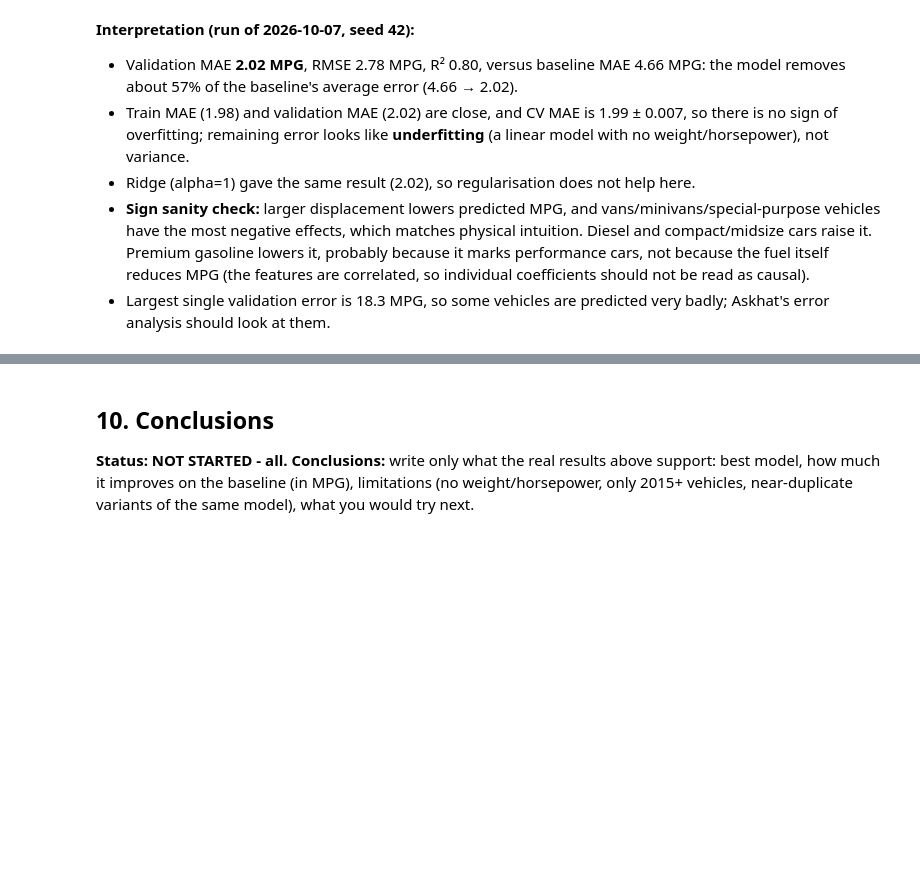
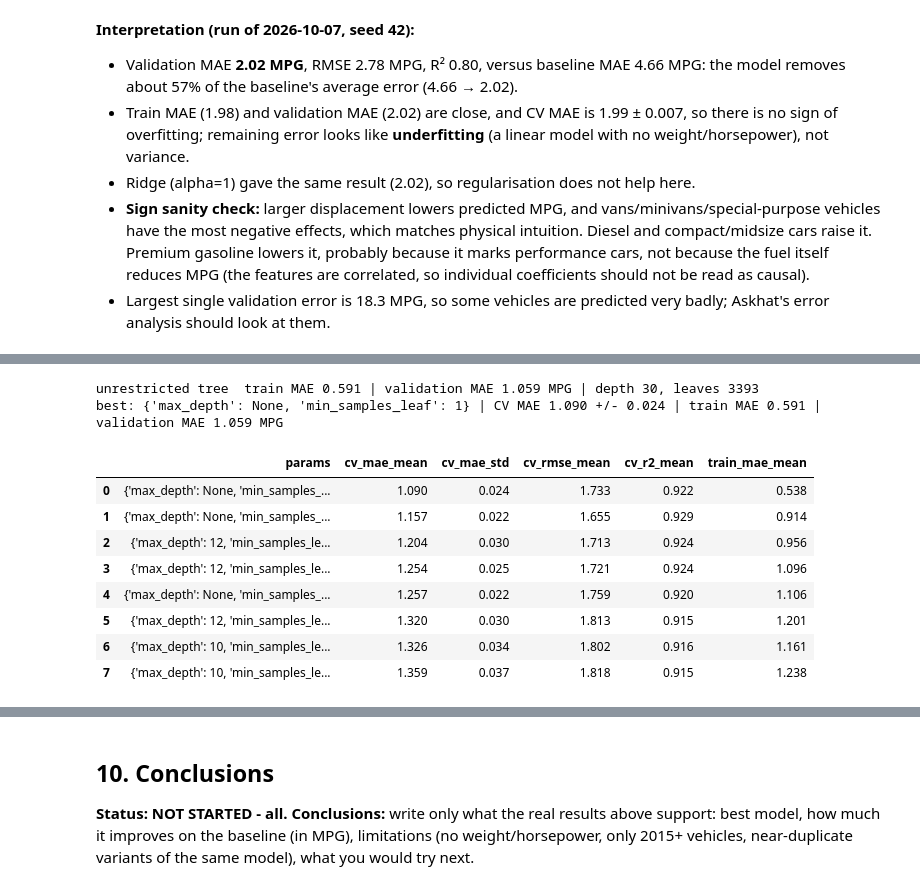
Before and after one commit to btwamibatman/vehicle-fuel-efficiency-ml, a Jupyter notebook: notebooks/project.ipynb, the cells around one changed output, grey strips where cells are left out. Drawn from its saved outputs; the diff is of its cells as text; code cells hidden in the pictures; blank space fills up the shorter version.

```diff
--- a/notebooks/project.ipynb
+++ b/notebooks/project.ipynb
@@ -203,11 +196,0 @@ Implement `build_decision_tree` in `models.py`; tune `max_depth`/`min_samples_le
-# %%
-try:
-    pipe = build_decision_tree()
-except NotImplementedError as exc:
-    print("NOT IMPLEMENTED YET:", exc)
-else:
-    pipe.fit(X_train, y_train)
-    metrics = evaluate(pipe, X_val, y_val)
-    print(metrics)
-    # TODO (Askhat): store metrics in `results` for the comparison table below
-    # results["Decision Tree"] = metrics
@@ -221,11 +196,0 @@ Implement `build_knn` in `models.py` (scaling is mandatory); tune `n_neighbors`.
-# %%
-try:
-    pipe = build_knn()
-except NotImplementedError as exc:
-    print("NOT IMPLEMENTED YET:", exc)
-else:
-    pipe.fit(X_train, y_train)
-    metrics = evaluate(pipe, X_val, y_val)
-    print(metrics)
-    # TODO (Askhat): store metrics in `results` for the comparison table below
-    # results["KNN"] = metrics
@@ -243,0 +204,34 @@ NOT IMPLEMENTED YET: KNN is Askhat's task - see docs/team_tasks.md
+# %%
+from vehicle_efficiency.data import _duplicate_groups
+from vehicle_efficiency.evaluation import (comparison_table, error_by_group, largest_errors,
+                                           plot_actual_vs_predicted, plot_residuals, tune_pipeline)
+from vehicle_efficiency.models import KNN_PARAM_GRID, TREE_PARAM_GRID
+
+groups = _duplicate_groups(train)  # exact-duplicate groups inside the training split
+cv_summary = {}  # model name -> CV result on identical folds
+
+# Unrestricted tree (no depth or leaf limit) for reference: how far it fits the training data
+full_tree = build_decision_tree(engineered=True).fit(X_train, y_train)
+print("unrestricted tree  train MAE %.3f | validation MAE %.3f MPG | depth %d, leaves %d" % (
+    evaluate(full_tree, X_train, y_train)["mae"], evaluate(full_tree, X_val, y_val)["mae"],
+    full_tree.named_steps["model"].get_depth(), full_tree.named_steps["model"].get_n_leaves()))
+
+tree, cv_summary["Decision Tree"], tree_grid = tune_pipeline(
+    build_decision_tree(engineered=True), TREE_PARAM_GRID, X_train, y_train, groups=groups)
+results["Decision Tree"] = evaluate(tree, X_val, y_val)
+print("best:", cv_summary["Decision Tree"]["best_params"],
+      "| CV MAE %.3f +/- %.3f" % (cv_summary["Decision Tree"]["cv_mae_mean"], cv_summary["Decision Tree"]["cv_mae_std"]),
+      "| train MAE %.3f | validation MAE %.3f MPG" % (evaluate(tree, X_train, y_train)["mae"], results["Decision Tree"]["mae"]))
+tree_grid.head(8).round(3)
+# %% [output]
+unrestricted tree  train MAE 0.591 | validation MAE 1.059 MPG | depth 30, leaves 3393
+best: {'max_depth': None, 'min_samples_leaf': 1} | CV MAE 1.090 +/- 0.024 | train MAE 0.591 | validation MAE 1.059 MPG
+|  | params | cv_mae_mean | cv_mae_std | cv_rmse_mean | cv_r2_mean | train_mae_mean |
+| 0 | {'max_depth': None, 'min_samples_... | 1.090 | 0.024 | 1.733 | 0.922 | 0.538 |
+| 1 | {'max_depth': None, 'min_samples_... | 1.157 | 0.022 | 1.655 | 0.929 | 0.914 |
+| 2 | {'max_depth': 12, 'min_samples_le... | 1.204 | 0.030 | 1.713 | 0.924 | 0.956 |
+| 3 | {'max_depth': 12, 'min_samples_le... | 1.254 | 0.025 | 1.721 | 0.924 | 1.096 |
+| 4 | {'max_depth': None, 'min_samples_... | 1.257 | 0.022 | 1.759 | 0.920 | 1.106 |
+| 5 | {'max_depth': 12, 'min_samples_le... | 1.320 | 0.030 | 1.813 | 0.915 | 1.201 |
+| 6 | {'max_depth': 10, 'min_samples_le... | 1.326 | 0.034 | 1.802 | 0.916 | 1.161 |
+| 7 | {'max_depth': 10, 'min_samples_le... | 1.359 | 0.037 | 1.818 | 0.915 | 1.238 |
```
Also changed, not shown: parts of 28 cells of this notebook.
